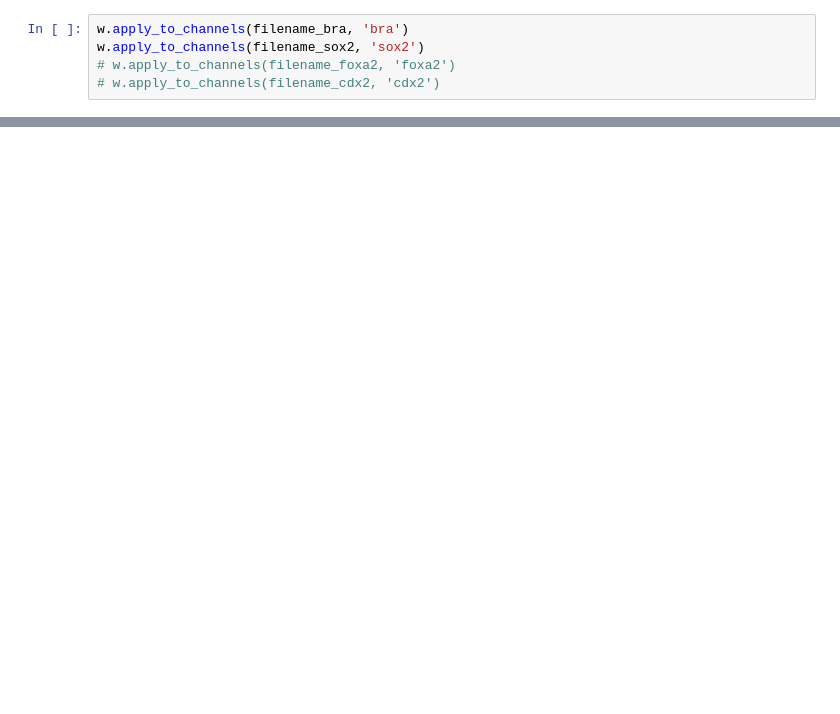
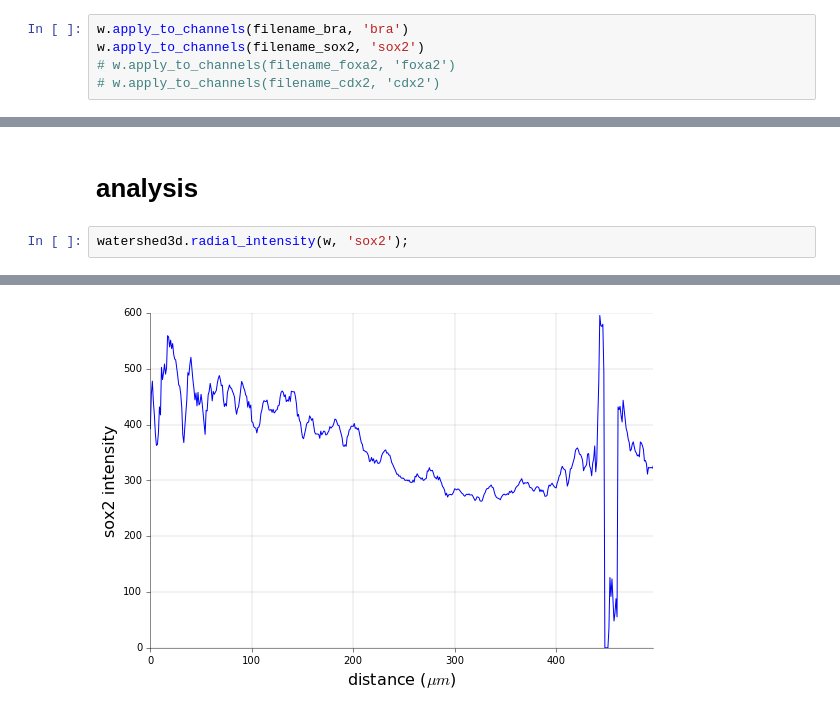
Before and after one commit to jjmetzger/stemcell_segmentation, a Jupyter notebook: mouse_example3.ipynb, the cells around one changed output, grey strips where cells are left out. Saved outputs shown, nothing was run; the diff lists cells and outputs as text; blank space fills up the shorter version.

```diff
--- a/mouse_example3.ipynb
+++ b/mouse_example3.ipynb
@@ -92,0 +94,5 @@ w.df.head()
+# %% [markdown]
+# analysis
+# %%
+watershed3d.radial_intensity(w, 'sox2');
+# %% [output]
@@ -93 +101,2 @@ w.df.head()
+[figure, added]
 # %%
```
Also changed, not shown: parts of 23 cells of this notebook, 1 other file.
